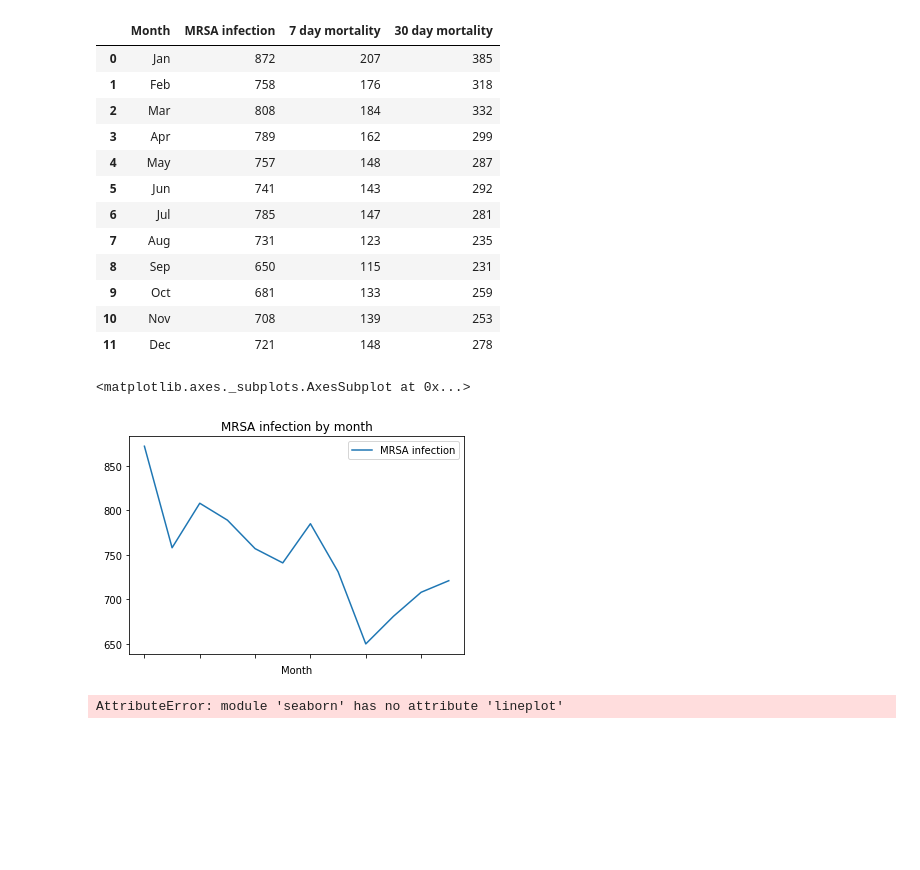
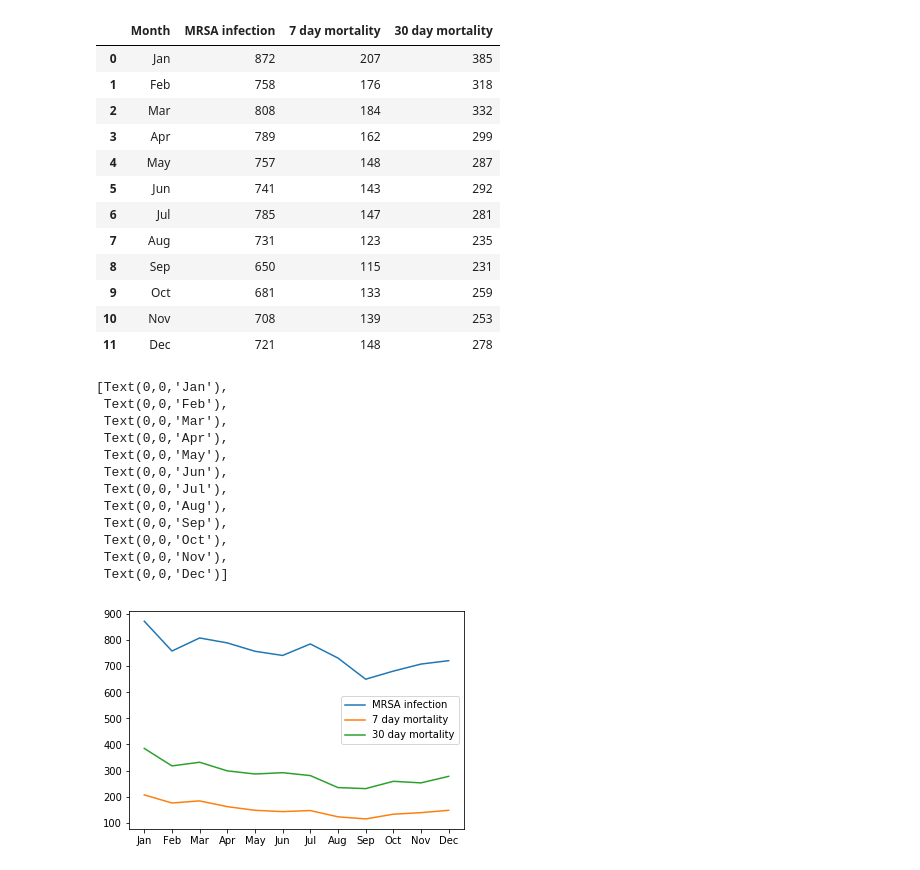
Before and after one commit to NurseQ/Simulation-Project-for-Programming-for-Data-Analysis-, a Jupyter notebook: Simulation Project.ipynb, the cells around one changed output. Cells and saved outputs as stored; diff of their text form; code cells hidden in the pictures; blank space fills up the shorter version.

Commit message:
add line plot for month and infection/mortality rates and age and infection/mortality rates

```diff
--- a/Simulation Project.ipynb
+++ b/Simulation Project.ipynb
@@ -59,14 +59,24 @@ monthlymort
 | 9 | Oct | 681 | 133 | 259 |
 | 10 | Nov | 708 | 139 | 253 |
 | 11 | Dec | 721 | 148 | 278 |
-# %%
-monthlymort.plot('Month','MRSA infection', title="MRSA infection by month")
-# %% [output]
-<matplotlib.axes._subplots.AxesSubplot at 0x...>
-[figure, removed]
-# %%
-sns.lineplot(x='MRSA infection', y='Month', data= monthlymort)
-# %% [output]
-AttributeError: module 'seaborn' has no attribute 'lineplot'
+# %%
+# line plot to visualize relationship of month to infection and mortality counts.
+ax = monthlymort.plot()
+ax.set_xticks(monthlymort.index)
+ax.set_xticklabels(monthlymort.Month)
+# %% [output]
+[Text(0,0,'Jan'),
+ Text(0,0,'Feb'),
+ Text(0,0,'Mar'),
+ Text(0,0,'Apr'),
+ Text(0,0,'May'),
+ Text(0,0,'Jun'),
+ Text(0,0,'Jul'),
+ Text(0,0,'Aug'),
+ Text(0,0,'Sep'),
+ Text(0,0,'Oct'),
+ Text(0,0,'Nov'),
+ Text(0,0,'Dec')]
+[figure, added]
 # %%
 sns.lmplot(y="7 day mortality", x="30 day mortality", data=monthlymort)
```
Also changed, not shown: parts of 16 cells of this notebook.
